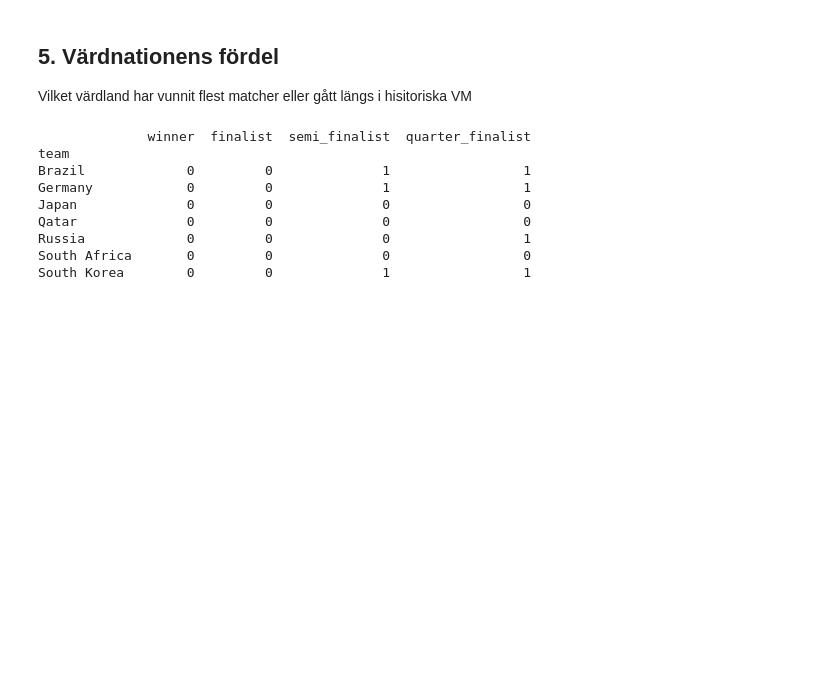
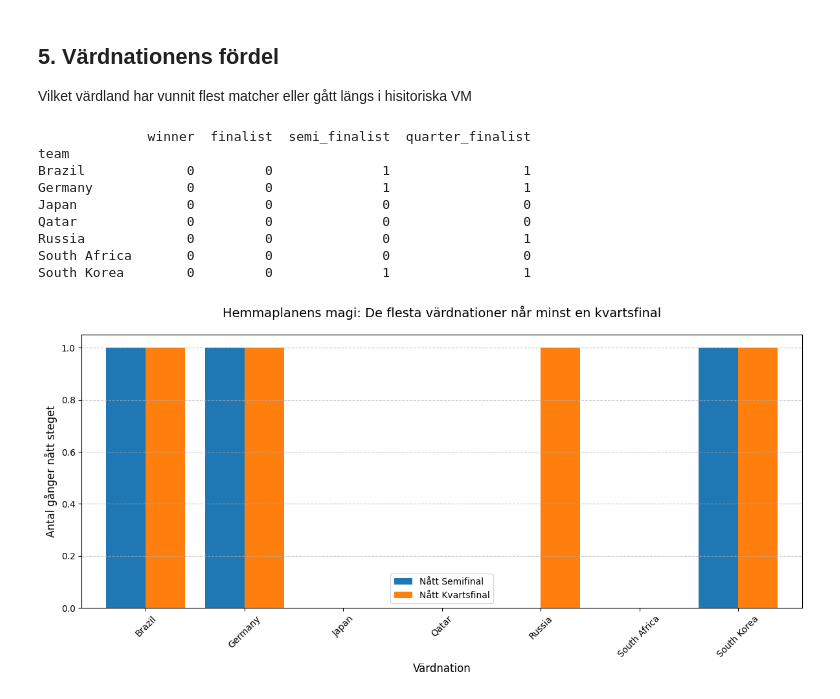
Before and after one commit to webcrunch/kk1-fifa-2026-analysis, a Jupyter notebook: fifa-jupiter.ipynb, the cells around one changed output. Drawn from its saved outputs; the diff is of its cells as text; code cells hidden in the pictures; blank space fills up the shorter version.

```diff
--- a/fifa-jupiter.ipynb
+++ b/fifa-jupiter.ipynb
@@ -707,3 +706,28 @@ Qatar              0         0              0                 0
 Russia             0         0              0                 1
 South Africa       0         0              0                 0
 South Korea        0         0              1                 1
+# %%
+# Vi använder din host_success tabell
+# Vi väljer att plotta de steg som faktiskt har data (Semi och Kvart i ditt fall)
+plot_data = host_success[["semi_finalist", "quarter_finalist"]]
+
+ax = plot_data.plot(kind="bar", figsize=(12, 6), width=0.8)
+
+# VG: Påstående-titel
+plt.title(
+    "Hemmaplanens magi: De flesta värdnationer når minst en kvartsfinal",
+    fontsize=14,
+    pad=20,
+)
+
+# VG: Tydliga axlar
+plt.xlabel("Värdnation", fontsize=12)
+plt.ylabel("Antal gånger nått steget", fontsize=12)
+plt.legend(["Nått Semifinal", "Nått Kvartsfinal"])
+
+plt.xticks(rotation=45)
+plt.grid(axis="y", linestyle="--", alpha=0.7)
+plt.tight_layout()
+plt.show()
+# %% [output]
+[figure, added]
```
Also changed, not shown: parts of 5 cells of this notebook.
